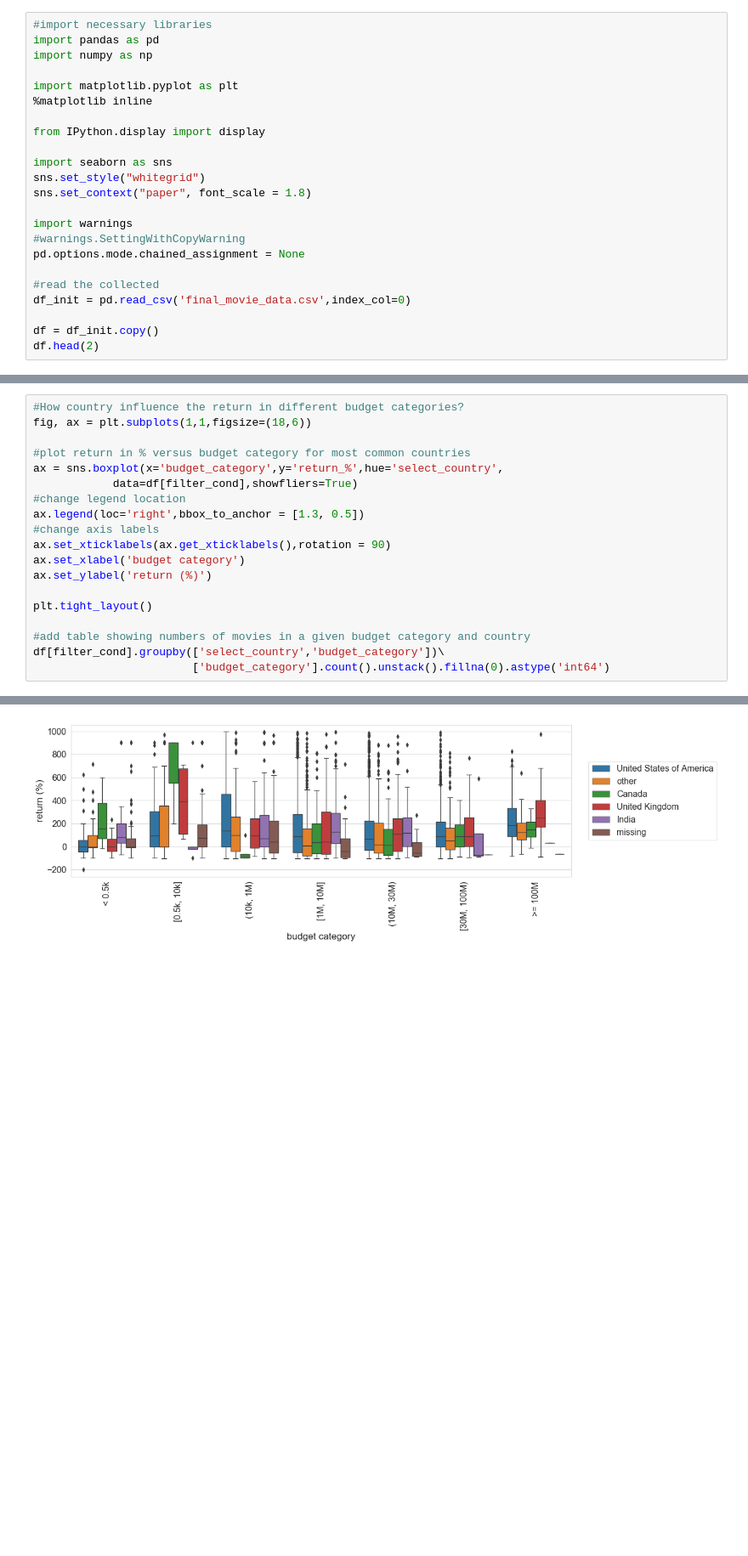
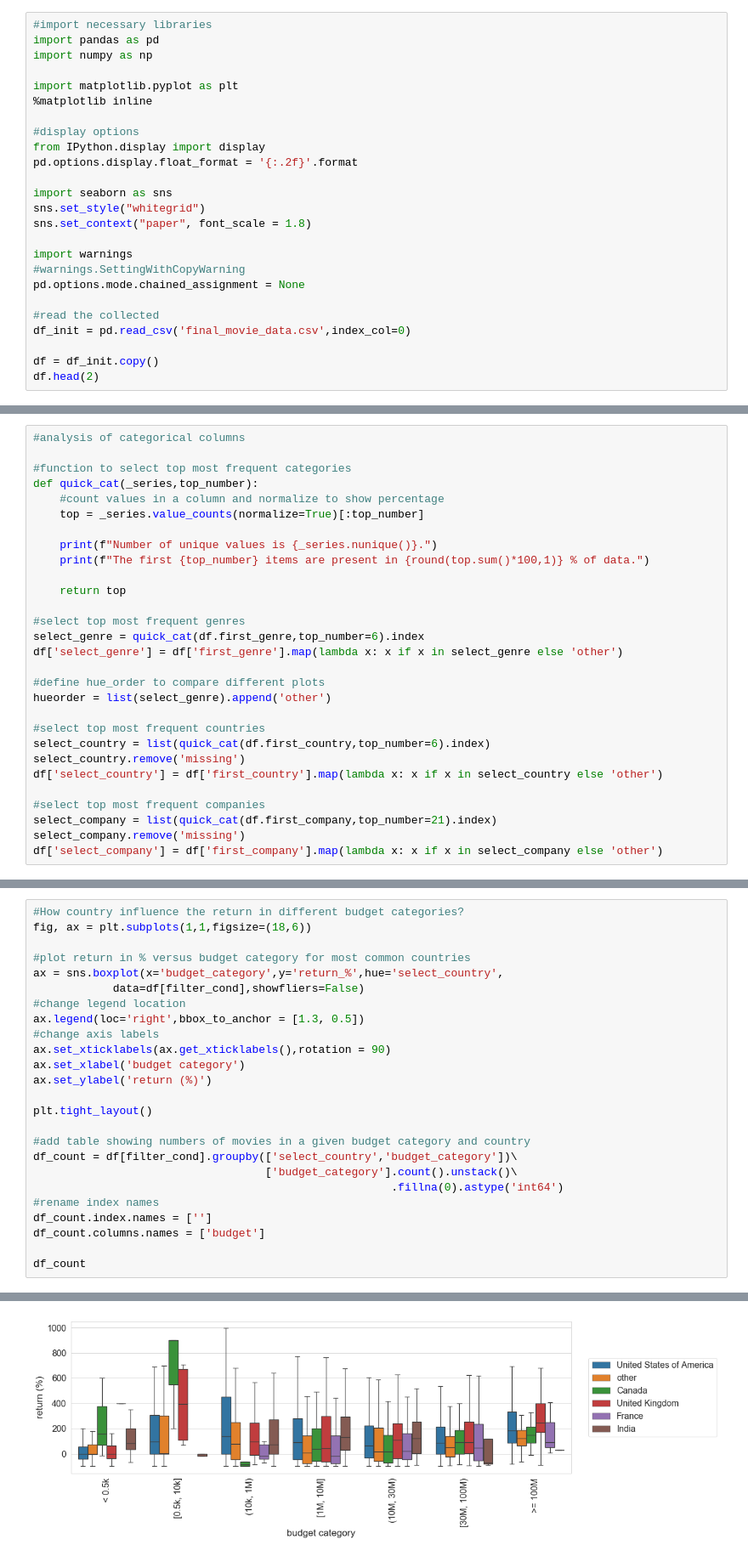
Before and after one commit to evgeniya1/Project1, a Jupyter notebook: data_analysis_Evgeniya.ipynb, the cells around one changed output, grey strips where cells are left out. Shown: that part at 85% size. Drawn from its saved outputs; the diff is of its cells as text; blank space fills up the shorter version.

```diff
--- a/data_analysis_Evgeniya.ipynb
+++ b/data_analysis_Evgeniya.ipynb
@@ -6,7 +6,9 @@ import numpy as np
 import matplotlib.pyplot as plt
 %matplotlib inline
 
+#display options
 from IPython.display import display
+pd.options.display.float_format = '{:.2f}'.format
 
 import seaborn as sns
 sns.set_style("whitegrid")
@@ -243,0 +249,29 @@ df[filter_cond].groupby('budget_category')['return_%']\
+# %%
+#analysis of categorical columns
+
+#function to select top most frequent categories
+def quick_cat(_series,top_number):
+    #count values in a column and normalize to show percentage
+    top = _series.value_counts(normalize=True)[:top_number]
+
+    print(f"Number of unique values is {_series.nunique()}.")
+    print(f"The first {top_number} items are present in {round(top.sum()*100,1)} % of data.")
+
+    return top
+
+#select top most frequent genres
+select_genre = quick_cat(df.first_genre,top_number=6).index
+df['select_genre'] = df['first_genre'].map(lambda x: x if x in select_genre else 'other')
+
+#define hue_order to compare different plots
+hueorder = list(select_genre).append('other')
+
+#select top most frequent countries
+select_country = list(quick_cat(df.first_country,top_number=6).index)
+select_country.remove('missing')
+df['select_country'] = df['first_country'].map(lambda x: x if x in select_country else 'other')
+
+#select top most frequent companies
+select_company = list(quick_cat(df.first_company,top_number=21).index)
+select_company.remove('missing')
+df['select_company'] = df['first_company'].map(lambda x: x if x in select_company else 'other')
@@ -309,7 +319,7 @@ fig, ax = plt.subplots(1,1,figsize=(18,6))
 
 #plot return in % versus budget category for most common countries
 ax = sns.boxplot(x='budget_category',y='return_%',hue='select_country',
-            data=df[filter_cond],showfliers=True)
+            data=df[filter_cond],showfliers=False)
 #change legend location
 ax.legend(loc='right',bbox_to_anchor = [1.3, 0.5])
 #change axis labels
@@ -320,6 +330,12 @@ ax.set_ylabel('return (%)')
 plt.tight_layout()
 
 #add table showing numbers of movies in a given budget category and country
-df[filter_cond].groupby(['select_country','budget_category'])\
-                        ['budget_category'].count().unstack().fillna(0).astype('int64')
+df_count = df[filter_cond].groupby(['select_country','budget_category'])\
+                                   ['budget_category'].count().unstack()\
+                                                      .fillna(0).astype('int64')
+#rename index names
+df_count.index.names = ['']
+df_count.columns.names = ['budget']
+
+df_count
 # %% [output]
@@ -334 +350 @@ df[filter_cond].groupby(['select_country','budget_category'])\
-[figure, old version]
+[figure, new version]
```
Also changed, not shown: parts of 20 cells of this notebook.
